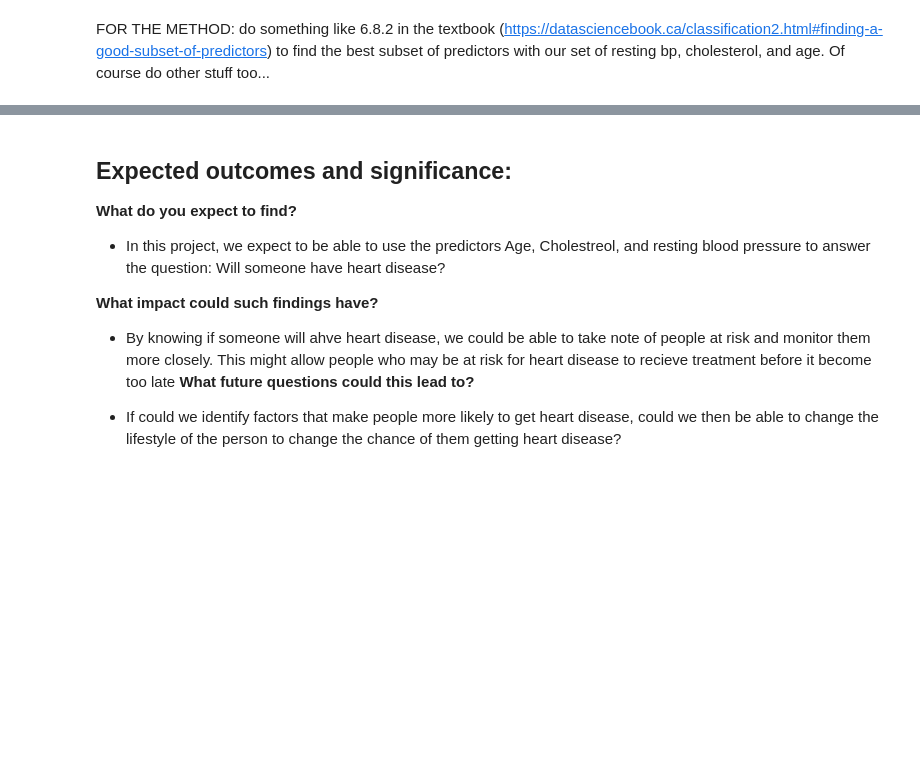
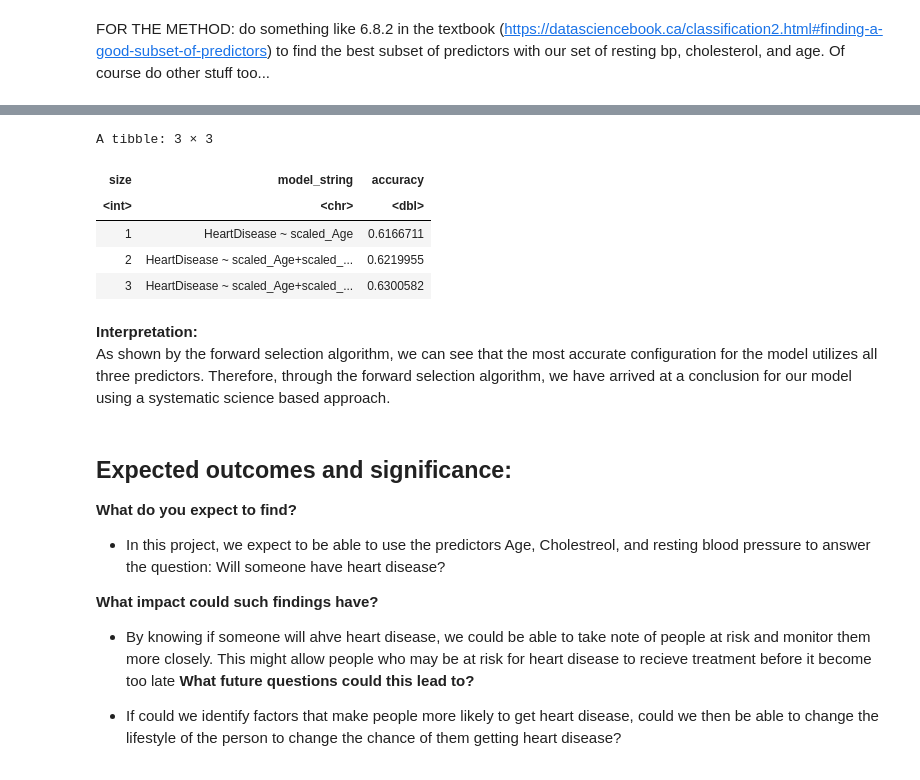
Before and after one commit to josephsoo/dsci_100_group_12, a Jupyter notebook: proposal-group-12.ipynb, the cells around one changed output, grey strips where cells are left out. Cells and saved outputs as stored; diff of their text form; code cells hidden in the pictures; blank space fills up the shorter version.

```diff
--- a/proposal-group-12.ipynb
+++ b/proposal-group-12.ipynb
@@ -146,3 +205,75 @@ FOR THE METHOD: do something like 6.8.2 in the textbook (https://datasciencebook
+# %%
+# create an empty tibble to store the results
+accuracies <- tibble(size = integer(),
+                     model_string = character(),
+                     accuracy = numeric())
+
+# create a model specification
+knn_spec <- nearest_neighbor(weight_func = "rectangular",
+                             neighbors = tune()) |>
+     set_engine("kknn") |>
+     set_mode("classification")
+
+# create a 5-fold cross-validation object
+heart_vfold <- vfold_cv(heart_subset, v = 5, strata = HeartDisease)
+
+# store the total number of predictors
+n_total <- length(names)
+
+# stores selected predictors
+selected <- c()
+
+# for every size from 1 to the total number of predictors
+for (i in 1:n_total) {
+    # for every predictor still not added yet
+    accs <- list()
+    models <- list()
+    for (j in 1:length(names)) {
+        # create a model string for this combination of predictors
+        preds_new <- c(selected, names[[j]])
+        model_string <- paste("HeartDisease", "~", paste(preds_new, collapse="+"))
+
+        # create a recipe from the model string
+        heart_recipe <- recipe(as.formula(model_string),
+                                data = heart_subset) |>
+                          step_scale(all_predictors()) |>
+                          step_center(all_predictors())
+
+        # tune the KNN classifier with these predictors,
+        # and collect the accuracy for the best K
+        acc <- workflow() |>
+          add_recipe(heart_recipe) |>
+          add_model(knn_spec) |>
+          tune_grid(resamples = heart_vfold, grid = 10) |>
+          collect_metrics() |>
+          filter(.metric == "accuracy") |>
+          summarize(mx = max(mean))
+        acc <- acc$mx |> unlist()
+
+        # add this result to the dataframe
+        accs[[j]] <- acc
+        models[[j]] <- model_string
+    }
+    jstar <- which.max(unlist(accs))
+    accuracies <- accuracies |>
+      add_row(size = i,
+              model_string = models[[jstar]],
+              accuracy = accs[[jstar]])
+    selected <- c(selected, names[[jstar]])
+    names <- names[-jstar]
+}
+accuracies
+# %% [output]
+A tibble: 3 × 3
+| size | model_string | accuracy |
+| <int> | <chr> | <dbl> |
+| 1 | HeartDisease ~ scaled_Age | 0.6166711 |
+| 2 | HeartDisease ~ scaled_Age+scaled_... | 0.6219955 |
+| 3 | HeartDisease ~ scaled_Age+scaled_... | 0.6300582 |
+# %% [markdown]
+**Interpretation:**
+<br>
+As shown by the forward selection algorithm, we can see that the most accurate configuration for the model utilizes all three predictors. Therefore, through the forward selection algorithm, we have arrived at a conclusion for our model using a systematic science based approach.
 # %% [markdown]
 ## Expected outcomes and significance:
 
```
Also changed, not shown: parts of 4 cells of this notebook.
